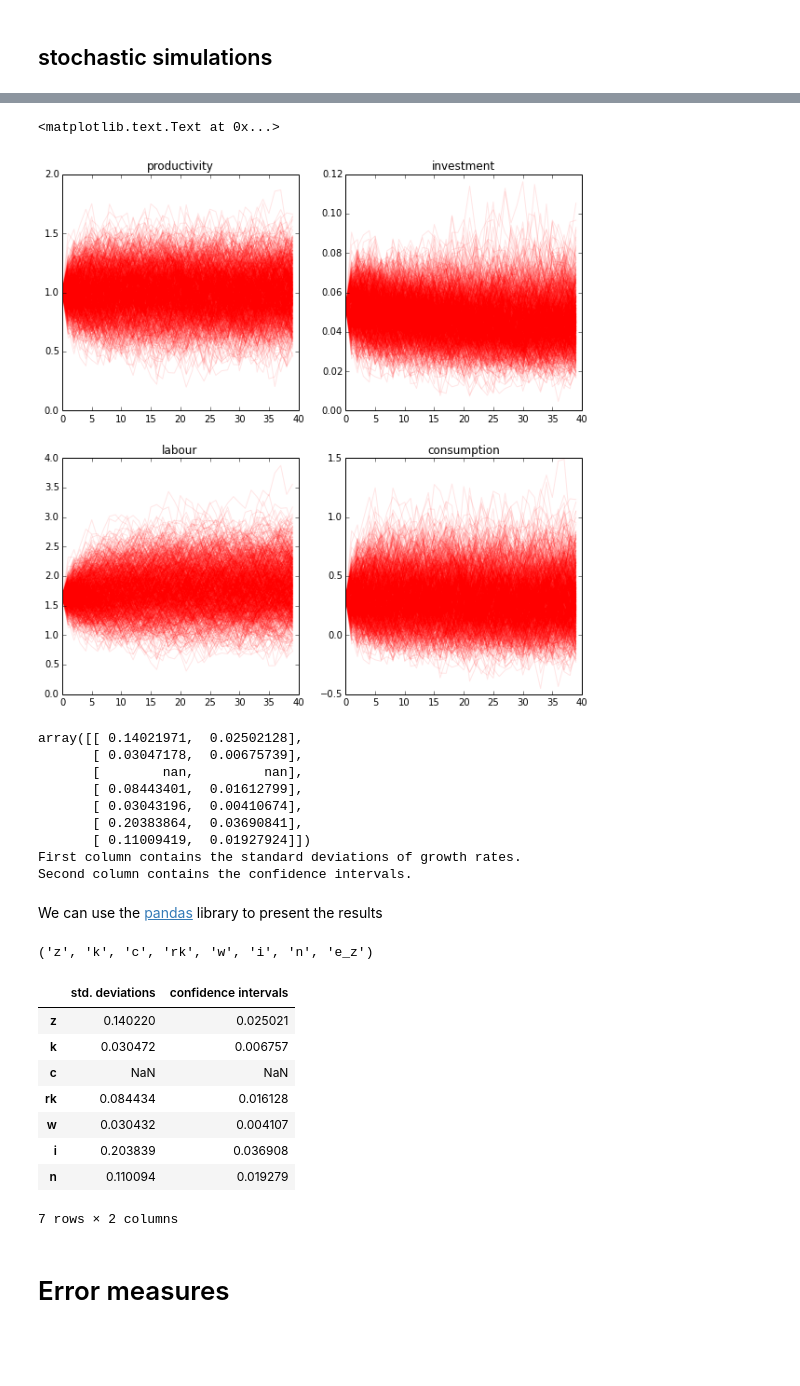
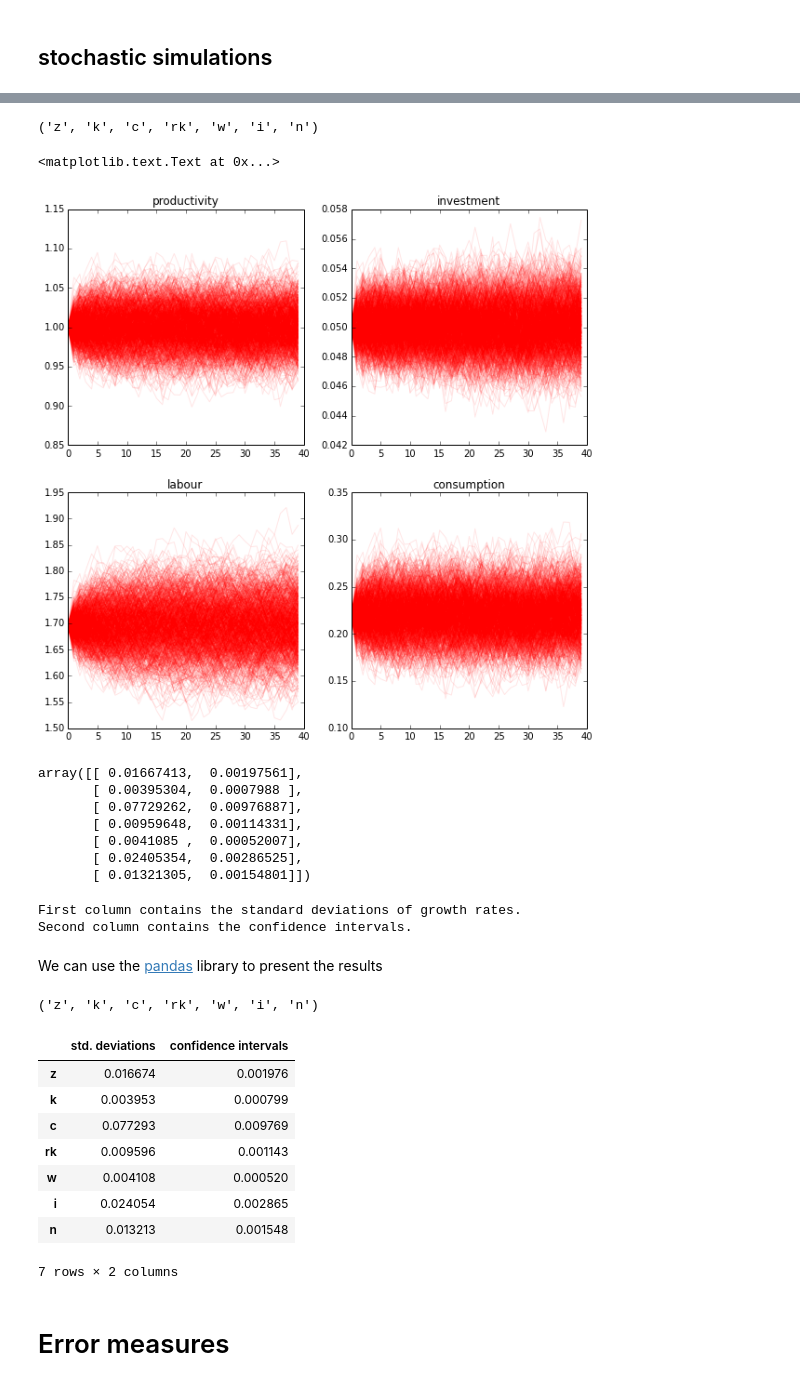
Before and after one commit to EconForge/dolo.py, a Jupyter notebook: examples/notebooks/rbc_model.ipynb, the cells around one changed output, grey strips where cells are left out. Saved outputs shown, nothing was run; the diff lists cells and outputs as text; code cells hidden in the pictures; blank space fills up the shorter version.

```diff
--- a/examples/notebooks/rbc_model.ipynb
+++ b/examples/notebooks/rbc_model.ipynb
@@ -21,2 +21,2 @@ pcat('../global_models/rbc.yaml')
 # %%
-model = yaml_import('../global_models/rbc.yaml')
+model = yaml_import('../models/rbc.yaml')
@@ -48,7 +50,7 @@ Model object:
 dr_pert = approximate_controls(model, order=1)
 #dr = approximate_controls(model, order=2)
 # %%
-dr_global = global_solve(model, pert_order=1, )
+dr_global = global_solve(model, pert_order=1, smolyak_order=3)
 # %% [markdown]
 # plot decision rule
 
@@ -160,3 +178,7 @@ sim.shape
+# %%
+model.variables
+# %% [output]
+('z', 'k', 'c', 'rk', 'w', 'i', 'n')
 # %%
 # let plot the response of consumption and investment
 i_z = model.variables.index('z')
@@ -184,7 +206,7 @@ subplot(224)
 title('consumption')
 # %% [output]
 <matplotlib.text.Text at 0x...>
-[figure, old version]
+[figure, new version]
 # %%
 # We can also make some statistics
 dsim = log(sim[1:,:,:]/sim[:-1,:,:,]) # compute growth rates
@@ -197,34 +219,34 @@ display(table)
 print('First column contains the standard deviations of growth rates.')
 print('Second column contains the confidence intervals.')
 # %% [output]
-array([[ 0.14021971,  0.02502128],
-       [ 0.03047178,  0.00675739],
-       [        nan,         nan],
-       [ 0.08443401,  0.01612799],
-       [ 0.03043196,  0.00410674],
-       [ 0.20383864,  0.03690841],
-       [ 0.11009419,  0.01927924]])
-First column contains the standard deviations of growth rates.
-Second column contains the confidence intervals.
+array([[ 0.01667413,  0.00197561],
+       [ 0.00395304,  0.0007988 ],
+       [ 0.07729262,  0.00976887],
+       [ 0.00959648,  0.00114331],
+       [ 0.0041085 ,  0.00052007],
+       [ 0.02405354,  0.00286525],
+       [ 0.01321305,  0.00154801]])
+First column contains the standard deviations of growth rates.
+Second column contains the confidence intervals.
 # %% [markdown]
 We can use the [pandas](pandas) library to present the results
 # %%
 model.variables
 # %% [output]
-('z', 'k', 'c', 'rk', 'w', 'i', 'n', 'e_z')
+('z', 'k', 'c', 'rk', 'w', 'i', 'n')
 # %%
 import pandas
-df = pandas.DataFrame(table, index=model.variables[:-1], columns=['std. deviations','confidence intervals'])
+df = pandas.DataFrame(table, index=model.variables, columns=['std. deviations','confidence intervals'])
 df
 # %% [output]
 |  | std. deviations | confidence intervals |
-| z | 0.140220 | 0.025021 |
-| k | 0.030472 | 0.006757 |
-| c | NaN | NaN |
-| rk | 0.084434 | 0.016128 |
-| w | 0.030432 | 0.004107 |
-| i | 0.203839 | 0.036908 |
-| n | 0.110094 | 0.019279 |
+| z | 0.016674 | 0.001976 |
+| k | 0.003953 | 0.000799 |
+| c | 0.077293 | 0.009769 |
+| rk | 0.009596 | 0.001143 |
+| w | 0.004108 | 0.000520 |
+| i | 0.024054 | 0.002865 |
+| n | 0.013213 | 0.001548 |
 7 rows × 2 columns
 # %%
 # export to matlab
```
Also changed, not shown: parts of 19 cells of this notebook, 48 other files.
